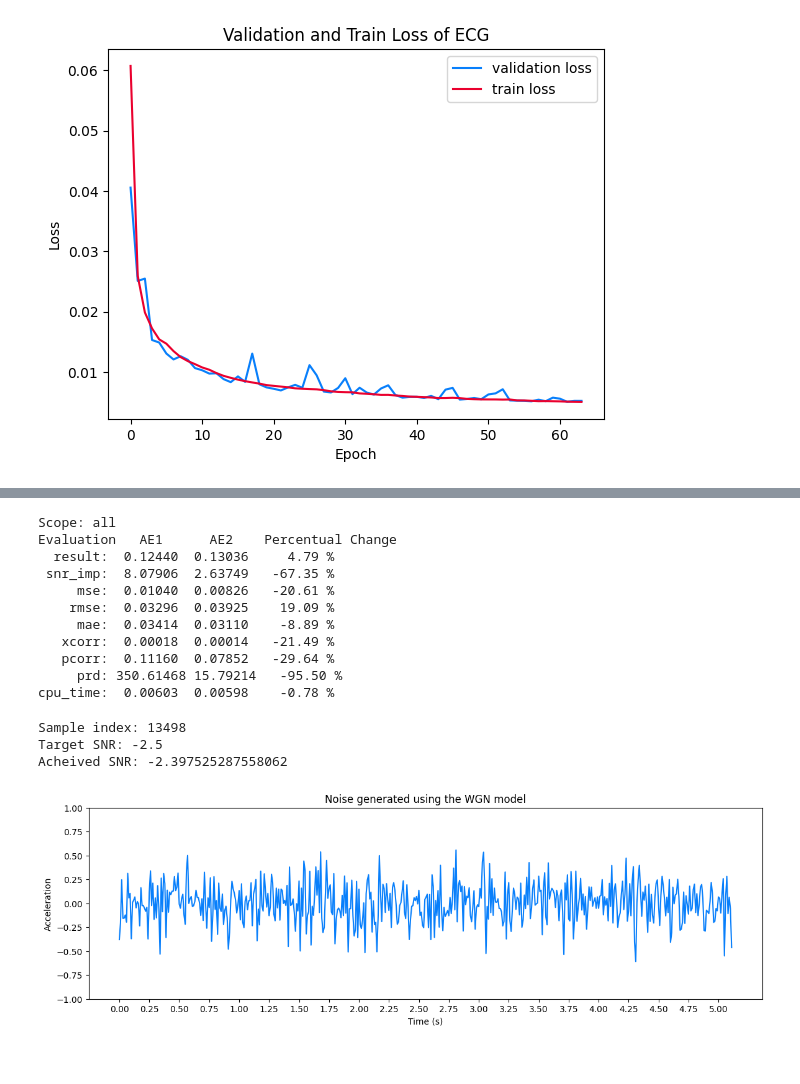
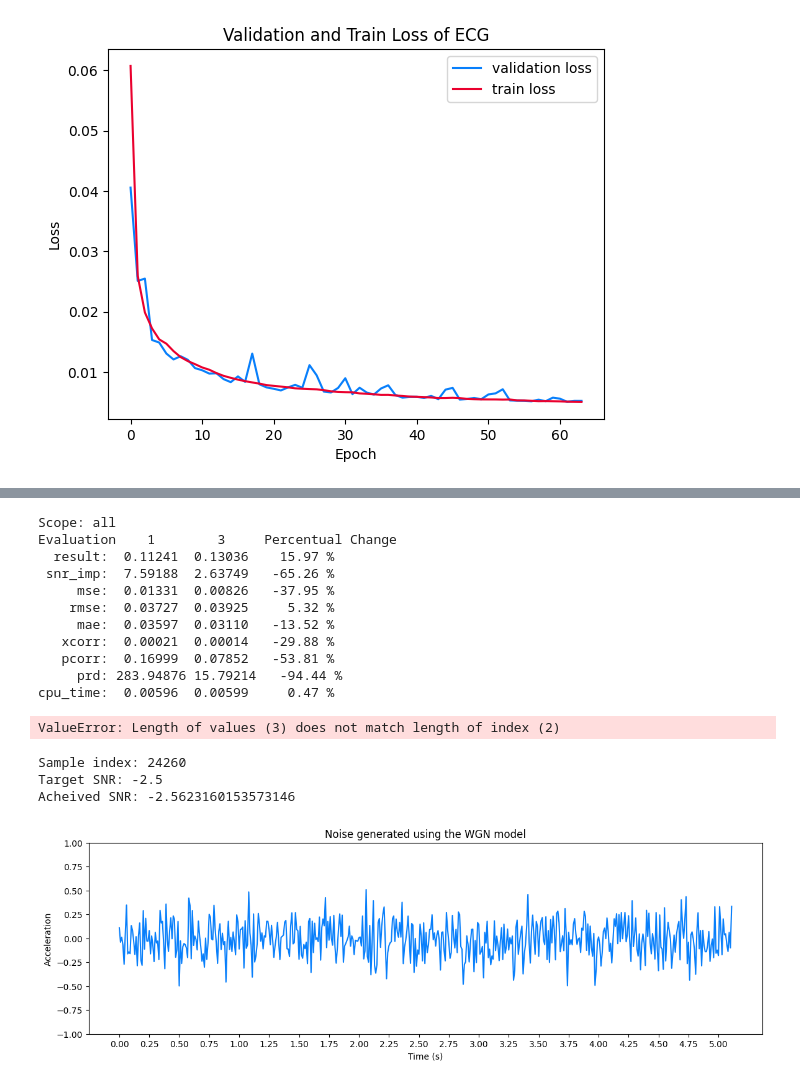
Before and after one commit to jonasburian/Bachelor-Thesis-Project, a Jupyter notebook: project.ipynb, the cells around one changed output, grey strips where cells are left out. Drawn from its saved outputs; the diff is of its cells as text; code cells hidden in the pictures.

Commit message:
some nice graphs

```diff
--- a/project.ipynb
+++ b/project.ipynb
@@ -274,8 +274,8 @@ class SCGData(Dataset):
             # 7: Talking while Standing
 
         # Here it is possible to only allow certain activities in the noise dataset.
-        # self.data_motion_noise = data.loc[data['labels'] == 4, 'Z']
-        self.data_motion_noise = data['Z']
+        self.data_motion_noise = data.loc[data['labels'] == 4, 'Z']
+        # self.data_motion_noise = data['Z']
 
 
     '''
@@ -526,7 +526,7 @@ def load_data(directory, datasets, sampling_rate, window_size, step_size, transf
     return torch.utils.data.random_split(dataset, [train_size, test_size])
 # %%
 # Imports the dataset and splits it into a train and test subset.
-train_dataset, test_dataset = load_data(data_directory, ['CEBS', 'D2', 'IEEE'], sampling_rate, window_size, step_size, transform=ToTensor(), ecg=False, noise=True, use_bandpass=False, train_prop=0.8)
+train_dataset, test_dataset = load_data(data_directory, ['CEBS'], sampling_rate, window_size, step_size, transform=ToTensor(), ecg=False, noise=True, use_bandpass=False, train_prop=0.8)
 # %% [output]
 Loading CEBS
         Loaded 111514 samples
@@ -1375,12 +1439,13 @@ Clean/BP: 0.789761104738974
 # Gives the percentage change of the specified denoising methods (column_1 and column_2)
 # for specific scopes and a specific metric (mean or sd)
 
-filename = 'results/2/wgn/results.json'
+filename = 'results/1/results.json'
 
-column_1 = 'AE1'
-column_2 = 'AE2'
+column_1 = '1'
+column_2 = '3'
 scopes = ['all']
 metric = 'sd'
+# 'labels': ['Training Data', 'Results', 'Training Data + Results', 'No Usage'],
 
 with open(filename) as json_file:
     results = json.load(json_file)
@@ -1396,23 +1461,50 @@ with open(filename) as json_file:
             print(f'{evaluation:>8}: {val:>8.5f} {val_cmp:>8.5f} {percentage_change:>8.2f} %')
 # %% [output]
 Scope: all
-Evaluation   AE1      AE2    Percentual Change
-  result:  0.12440  0.13036     4.79 %
- snr_imp:  8.07906  2.63749   -67.35 %
-     mse:  0.01040  0.00826   -20.61 %
-    rmse:  0.03296  0.03925    19.09 %
-     mae:  0.03414  0.03110    -8.89 %
-   xcorr:  0.00018  0.00014   -21.49 %
-   pcorr:  0.11160  0.07852   -29.64 %
-     prd: 350.61468 15.79214   -95.50 %
-cpu_time:  0.00603  0.00598    -0.78 %
+Evaluation    1        3     Percentual Change
+  result:  0.11241  0.13036    15.97 %
+ snr_imp:  7.59188  2.63749   -65.26 %
+     mse:  0.01331  0.00826   -37.95 %
+    rmse:  0.03727  0.03925     5.32 %
+     mae:  0.03597  0.03110   -13.52 %
+   xcorr:  0.00021  0.00014   -29.88 %
+   pcorr:  0.16999  0.07852   -53.81 %
+     prd: 283.94876 15.79214   -94.44 %
+cpu_time:  0.00596  0.00599     0.47 %
+# %%
+filename = 'results/3/complete/results.json'
+results = json.load(open(filename))
+
+target_snr_print = ['ECG Noise', 'ECG Predicted']
+last_exp = target_snr_print = ['ECG Noise', 'ECG Predicted']
+
+header = [[method, scope]  for method in results.keys() for scope in target_snr_print]
+column_names = pd.DataFrame(header, columns=['Method', ''])
+
+rows = [[], [], []]
+for method, scope in header:
+        rows[0].append(f"${results[method][scope]['snr_imp']['mean']:.2f} \pm {results[method][scope]['snr_imp']['sd']:.2f}$")
+        rows[1].append(f"${results[method][scope]['rmse']['mean']:.2f} \pm {results[method][scope]['rmse']['sd']:.2f}$")
+        rows[2].append(f"${results[method][scope]['pcorr']['mean']:.2f} \pm {results[method][scope]['pcorr']['sd']:.2f}$")
+
+if last_exp:
+        rows = rows[1:]
+
+columns = pd.MultiIndex.from_frame(column_names)
+index = ['RMSE', 'pcorr'] if last_exp else ['$SNR_{imp}$', 'RMSE', 'pcorr']
+
+df = pd.DataFrame(rows, columns=columns, index=index)
+df = df.T
+display(df)
+print(df.style.to_latex(clines='skip-last;data', multirow_align='c', sparse_columns=True, sparse_index=True, hrules=True))
+# %% [output]
+ValueError: Length of values (3) does not match length of index (2)
 # %%
 directory = os.path.join('results', 'noise_viz')
 if not os.path.exists(directory):
     os.makedirs(directory)
 
 i = random.choice(range(0, len(test_dataset)))
-i = 13498
 print(f'Sample index: {i}')
 
 _, data = test_dataset[i]
@@ -1424,34 +1516,34 @@ print(f'Target SNR: {target_snr_db}')
 
 data_avg_watts = np.mean(data ** 2)
 data_avg_db = 10 * np.log10(data_avg_watts)
 
 noise_avg_db = data_avg_db - target_snr_db
 noise_avg_watts = 10 ** (noise_avg_db / 10)
 
 mean_noise = 0
 noise = np.random.normal(mean_noise, np.sqrt(noise_avg_watts), len(data))
 
 print(f'Acheived SNR: {snr(data, data + noise)}')
 
 
 time_from = 0
 time_to = 512
 
 plt.figure(figsize=(14, 4))
 
 x = np.array(range(time_to)[time_from:time_to]) / sampling_rate
 plt.plot(x, noise[time_from:time_to], color='#087ffb')
 plt.xticks(x[::25])
 
 plt.title('Noise generated using the WGN model')
 plt.xlabel('Time (s)')
 plt.ylabel(r'Acceleration')
 plt.ylim(bottom=-1, top=1)
 
-plt.savefig(os.path.join(directory, 'noise.png'), format='png', bbox_inches='tight')
+plt.savefig(os.path.join(directory, 'noise_wgn.png'), format='png', bbox_inches='tight')
 plt.show()
 # %% [output]
-Sample index: 13498
+Sample index: 24260
 Target SNR: -2.5
-Acheived SNR: -2.397525287558062
+Acheived SNR: -2.5623160153573146
-[figure, old version]
+[figure, new version]
```
Also changed, not shown: parts of 6 cells of this notebook, 1 other file.
